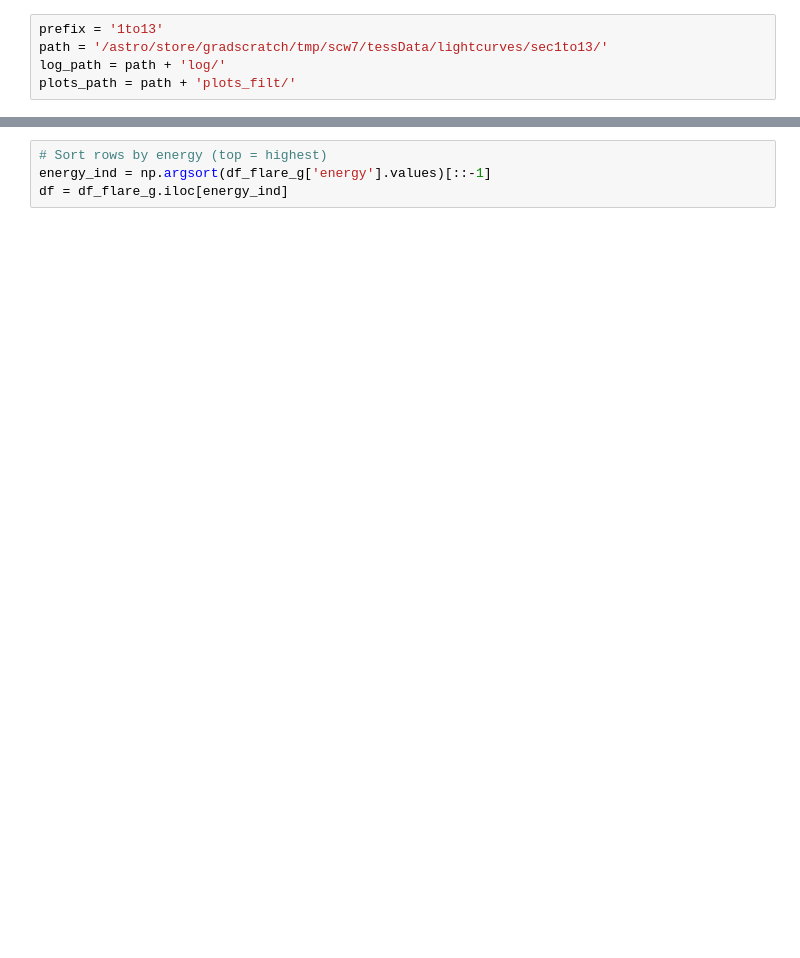
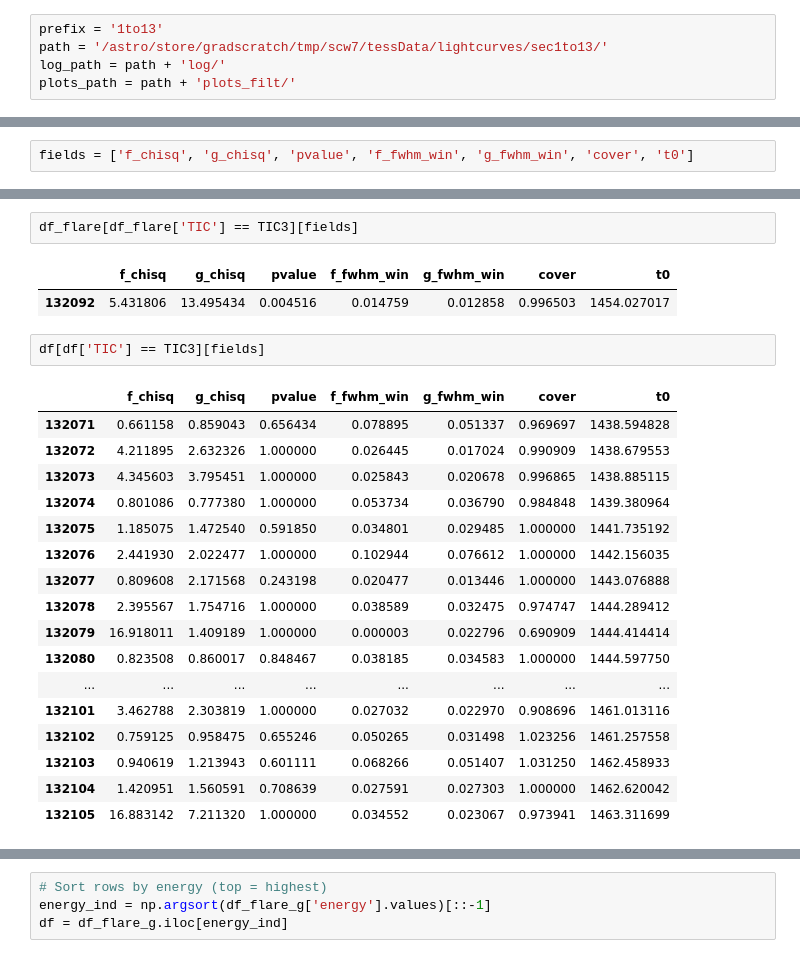
Before and after one commit to spencerw/tess_flare, a Jupyter notebook: flareStats1to13.ipynb, the cells around one changed output, grey strips where cells are left out. Drawn from its saved outputs; the diff is of its cells as text; blank space fills up the shorter version.

```diff
--- a/flareStats1to13.ipynb
+++ b/flareStats1to13.ipynb
@@ -42,0 +44,2 @@ df_flare[df_flare['TIC'] == TIC1][['f_chisq', 'g_chisq']]
+# %%
+fields = ['f_chisq', 'g_chisq', 'pvalue', 'f_fwhm_win', 'g_fwhm_win', 'cover', 't0']
@@ -43,3 +77,28 @@ df_flare[df_flare['TIC'] == TIC1][['f_chisq', 'g_chisq']]
+# %%
+df_flare[df_flare['TIC'] == TIC3][fields]
+# %% [output]
+|  | f_chisq | g_chisq | pvalue | f_fwhm_win | g_fwhm_win | cover | t0 |
+| 132092 | 5.431806 | 13.495434 | 0.004516 | 0.014759 | 0.012858 | 0.996503 | 1454.027017 |
+# %%
+df[df['TIC'] == TIC3][fields]
+# %% [output]
+|  | f_chisq | g_chisq | pvalue | f_fwhm_win | g_fwhm_win | cover | t0 |
+| 132071 | 0.661158 | 0.859043 | 0.656434 | 0.078895 | 0.051337 | 0.969697 | 1438.594828 |
+| 132072 | 4.211895 | 2.632326 | 1.000000 | 0.026445 | 0.017024 | 0.990909 | 1438.679553 |
+| 132073 | 4.345603 | 3.795451 | 1.000000 | 0.025843 | 0.020678 | 0.996865 | 1438.885115 |
+| 132074 | 0.801086 | 0.777380 | 1.000000 | 0.053734 | 0.036790 | 0.984848 | 1439.380964 |
+| 132075 | 1.185075 | 1.472540 | 0.591850 | 0.034801 | 0.029485 | 1.000000 | 1441.735192 |
+| 132076 | 2.441930 | 2.022477 | 1.000000 | 0.102944 | 0.076612 | 1.000000 | 1442.156035 |
+| 132077 | 0.809608 | 2.171568 | 0.243198 | 0.020477 | 0.013446 | 1.000000 | 1443.076888 |
+| 132078 | 2.395567 | 1.754716 | 1.000000 | 0.038589 | 0.032475 | 0.974747 | 1444.289412 |
+| 132079 | 16.918011 | 1.409189 | 1.000000 | 0.000003 | 0.022796 | 0.690909 | 1444.414414 |
+| 132080 | 0.823508 | 0.860017 | 0.848467 | 0.038185 | 0.034583 | 1.000000 | 1444.597750 |
+| ... | ... | ... | ... | ... | ... | ... | ... |
+| 132101 | 3.462788 | 2.303819 | 1.000000 | 0.027032 | 0.022970 | 0.908696 | 1461.013116 |
+| 132102 | 0.759125 | 0.958475 | 0.655246 | 0.050265 | 0.031498 | 1.023256 | 1461.257558 |
+| 132103 | 0.940619 | 1.213943 | 0.601111 | 0.068266 | 0.051407 | 1.031250 | 1462.458933 |
+| 132104 | 1.420951 | 1.560591 | 0.708639 | 0.027591 | 0.027303 | 1.000000 | 1462.620042 |
+| 132105 | 16.883142 | 7.211320 | 1.000000 | 0.034552 | 0.023067 | 0.973941 | 1463.311699 |
 # %%
 # Measure flare energies from GAIA data
 tic_gaia_table = pd.read_csv('ticGAIA1to13.csv')
```
Also changed, not shown: parts of 17 cells of this notebook, 1 other file.
